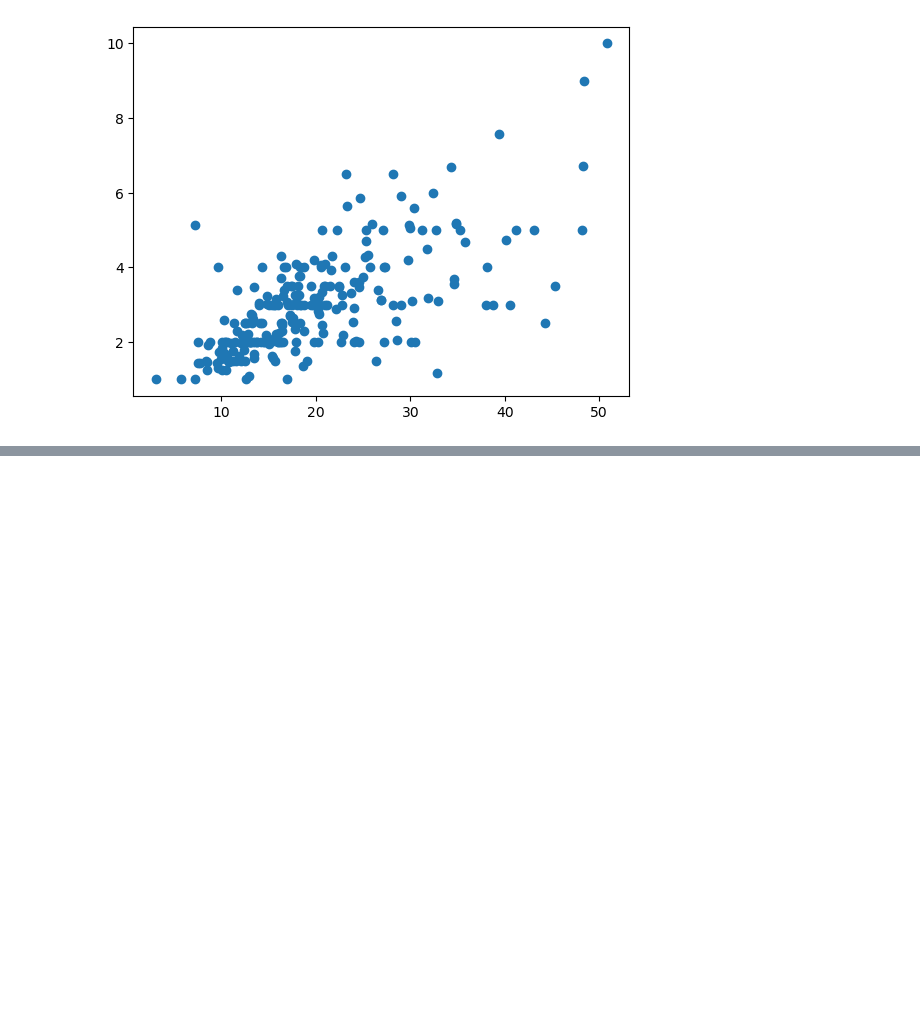
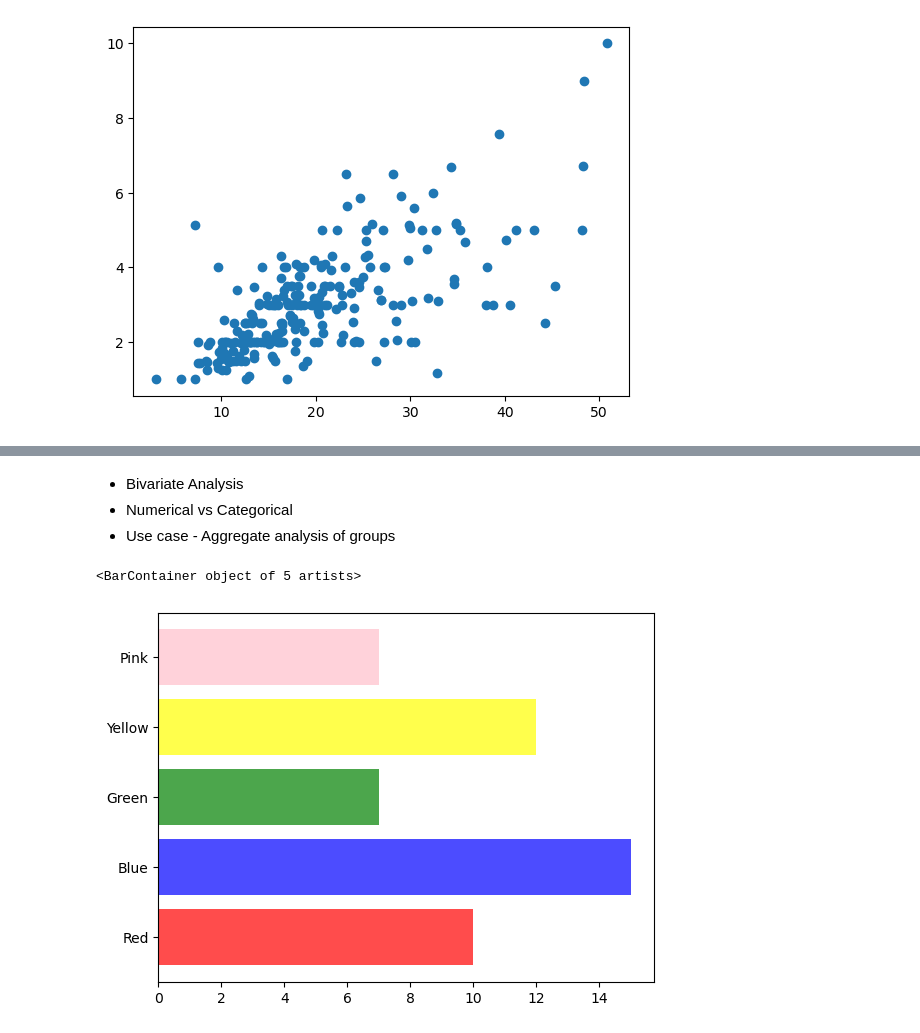
Before and after one commit to HuzaifaAkram42/Matplotlib, a Jupyter notebook: Matplotlib_Sessions/Session_01_Plotting_using_Matplotlib.ipynb, the cells around one changed output, grey strips where cells are left out. Drawn from its saved outputs; the diff is of its cells as text; code cells hidden in the pictures; blank space fills up the shorter version.

```diff
--- a/Matplotlib_Sessions/Session_01_Plotting_using_Matplotlib.ipynb
+++ b/Matplotlib_Sessions/Session_01_Plotting_using_Matplotlib.ipynb
@@ -391,0 +420,10 @@ plt.plot(tips['total_bill'],tips['tip'],'o')
+# %% [markdown]
+- Bivariate Analysis
+- Numerical vs Categorical
+- Use case - Aggregate analysis of groups
+# %%
+# Horizental bar Chart is create plt.barh
+plt.barh(categories, values, color=colors, alpha=0.7)
+# %% [output]
+<BarContainer object of 5 artists>
+[figure, added]
```
Also changed, not shown: parts of 36 cells of this notebook, 1 other file.
